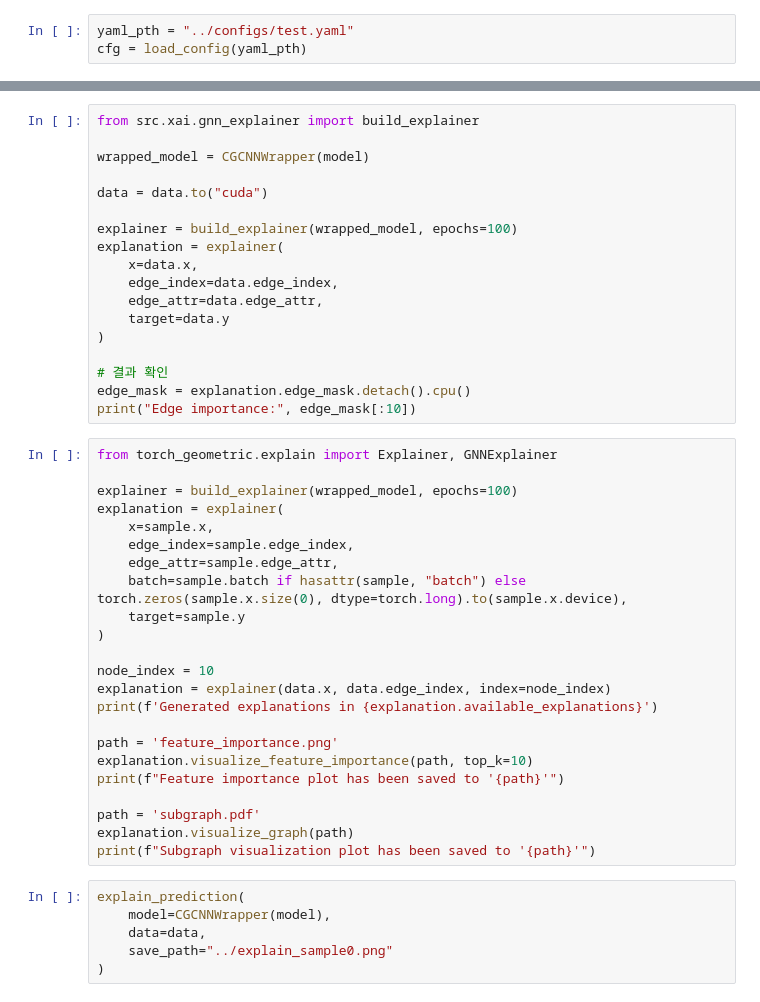
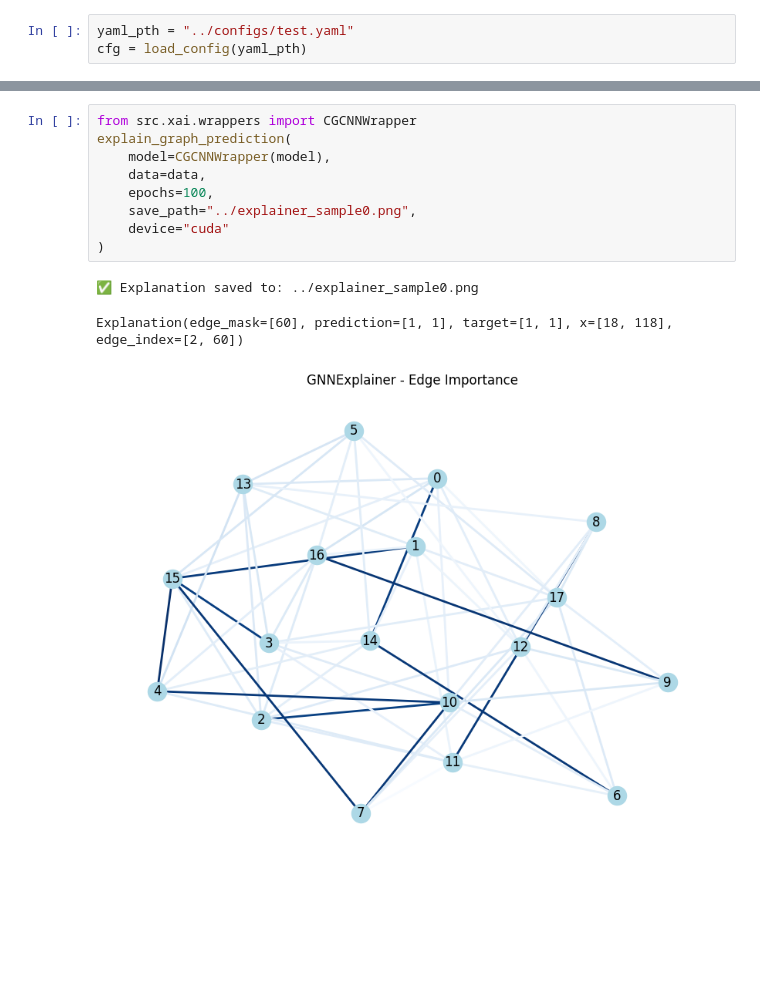
Before and after one commit to Junibuni/GMatXAI, a Jupyter notebook: notebooks/03_xai_analysis.ipynb, the cells around one changed output, grey strips where cells are left out. Saved outputs shown, nothing was run; the diff lists cells and outputs as text; blank space fills up the shorter version.

Commit message:
Add Explainer

```diff
--- a/notebooks/03_xai_analysis.ipynb
+++ b/notebooks/03_xai_analysis.ipynb
@@ -43,47 +47,13 @@ print(data)
-# %%
-from src.xai.gnn_explainer import build_explainer
-
-wrapped_model = CGCNNWrapper(model)
-
-data = data.to("cuda")
-
-explainer = build_explainer(wrapped_model, epochs=100)
-explanation = explainer(
-    x=data.x,
-    edge_index=data.edge_index,
-    edge_attr=data.edge_attr,
-    target=data.y
-)
-
-# 결과 확인
-edge_mask = explanation.edge_mask.detach().cpu()
-print("Edge importance:", edge_mask[:10])
-# %%
-from torch_geometric.explain import Explainer, GNNExplainer
-
-explainer = build_explainer(wrapped_model, epochs=100)
-explanation = explainer(
-    x=sample.x,
-    edge_index=sample.edge_index,
-    edge_attr=sample.edge_attr,
-    batch=sample.batch if hasattr(sample, "batch") else torch.zeros(sample.x.size(0), dtype=torch.long).to(sample.x.device),
-    target=sample.y
-)
-
-node_index = 10
-explanation = explainer(data.x, data.edge_index, index=node_index)
-print(f'Generated explanations in {explanation.available_explanations}')
-
-path = 'feature_importance.png'
-explanation.visualize_feature_importance(path, top_k=10)
-print(f"Feature importance plot has been saved to '{path}'")
-
-path = 'subgraph.pdf'
-explanation.visualize_graph(path)
-print(f"Subgraph visualization plot has been saved to '{path}'")
 # %%
-explain_prediction(
+from src.xai.wrappers import CGCNNWrapper
+explain_graph_prediction(
     model=CGCNNWrapper(model),
     data=data,
-    save_path="../explain_sample0.png"
+    epochs=100,
+    save_path="../explainer_sample0.png",
+    device="cuda"
 )
+# %% [output]
+✅ Explanation saved to: ../explainer_sample0.png
+Explanation(edge_mask=[60], prediction=[1, 1], target=[1, 1], x=[18, 118], edge_index=[2, 60])
+[figure, added]
```
Also changed, not shown: parts of 3 cells of this notebook, 2 other files.
